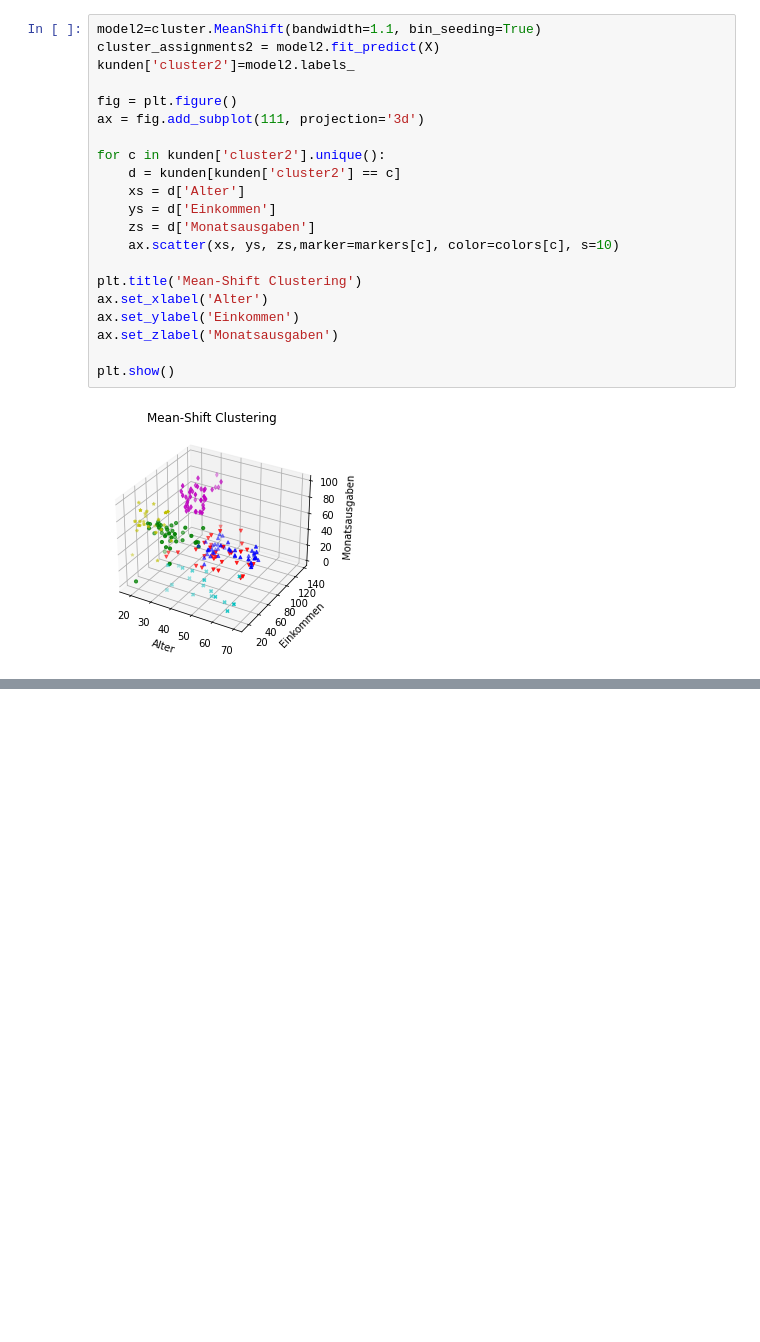
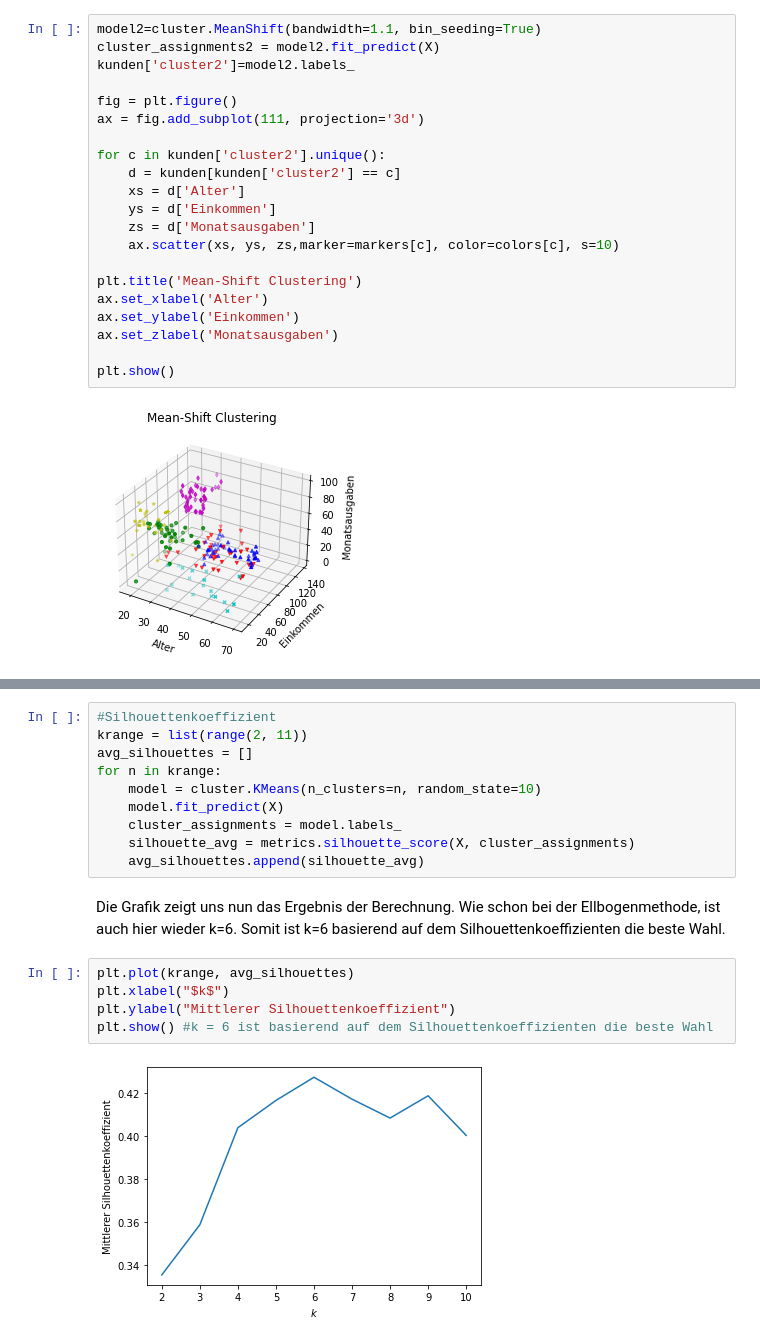
Before and after one commit to DeniseRekic/Notenbonus_CRM, a Jupyter notebook: Notenbonusprojekt.ipynb, the cells around one changed output, grey strips where cells are left out. Saved outputs shown, nothing was run; the diff lists cells and outputs as text; blank space fills up the shorter version.

```diff
--- a/Notenbonusprojekt.ipynb
+++ b/Notenbonusprojekt.ipynb
@@ -187,0 +264,21 @@ plt.show()
+# %%
+#Silhouettenkoeffizient
+krange = list(range(2, 11))
+avg_silhouettes = []
+for n in krange:
+    model = cluster.KMeans(n_clusters=n, random_state=10)
+    model.fit_predict(X)
+    cluster_assignments = model.labels_
+    silhouette_avg = metrics.silhouette_score(X, cluster_assignments)
+    avg_silhouettes.append(silhouette_avg)
+# %% [markdown]
+Die Grafik zeigt uns nun das Ergebnis der Berechnung. Wie schon bei der Ellbogenmethode,
+ist auch hier wieder k=6. Somit ist k=6 basierend auf dem Silhouettenkoeffizienten
+die beste Wahl.
+# %%
+plt.plot(krange, avg_silhouettes)
+plt.xlabel("$k$")
+plt.ylabel("Mittlerer Silhouettenkoeffizient")
+plt.show() #k = 6 ist basierend auf dem Silhouettenkoeffizienten die beste Wahl
+# %% [output]
+[figure, added]
```
Also changed, not shown: parts of 13 cells of this notebook.
